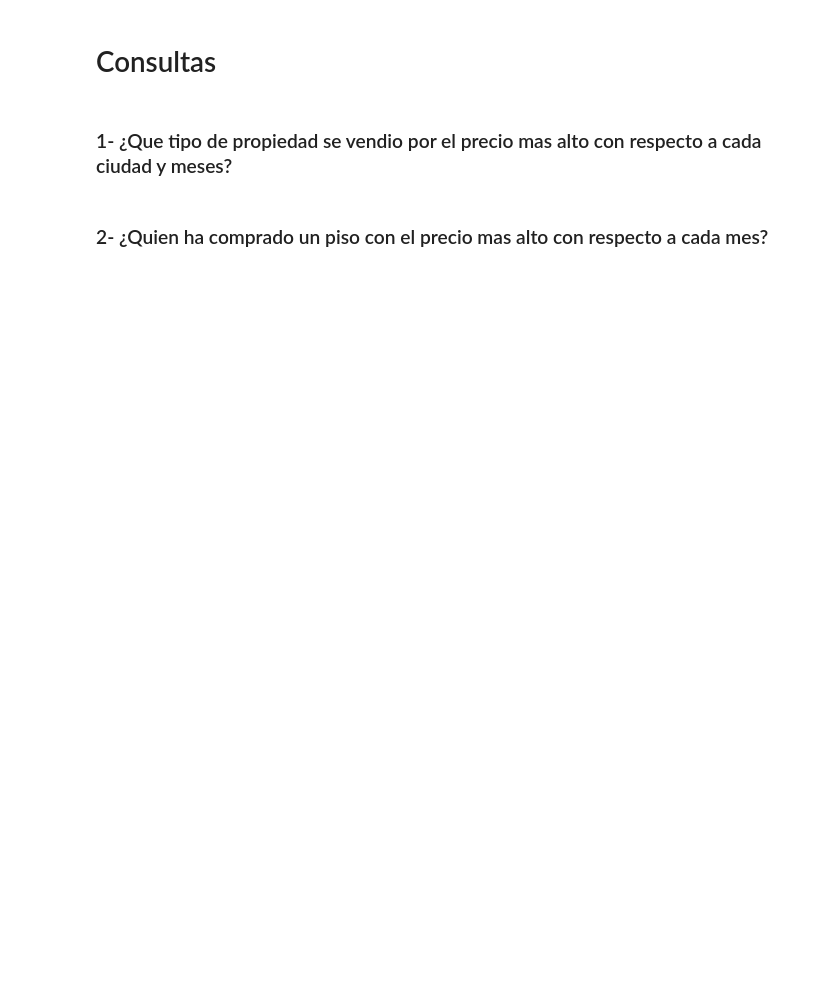
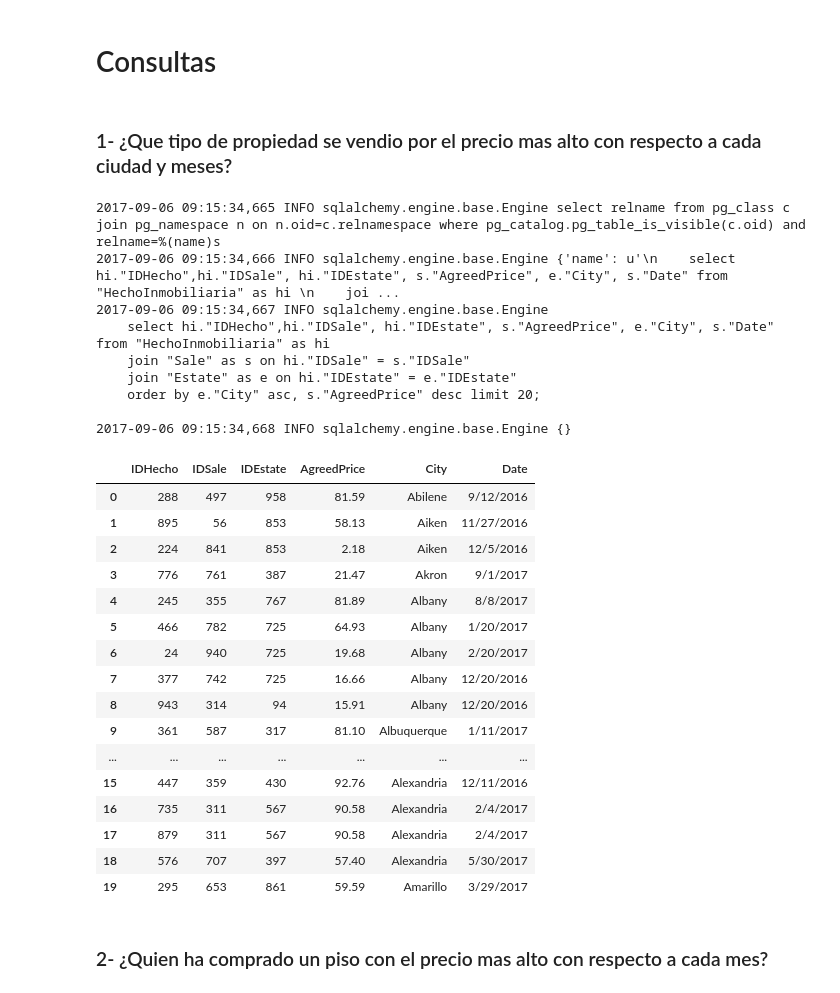
Before and after one commit to nicocarp/DSS, a Jupyter notebook: tp3/TP3-Ejercicio_2_insert_ok.ipynb, the cells around one changed output. Saved outputs shown, nothing was run; the diff lists cells and outputs as text; code cells hidden in the pictures; blank space fills up the shorter version.

```diff
--- a/tp3/TP3-Ejercicio_2_insert_ok.ipynb
+++ b/tp3/TP3-Ejercicio_2_insert_ok.ipynb
@@ -172,5 +172,45 @@ df_hecho_inmobiliaria.to_sql("HechoInmobiliaria", con=engine, if_exists='replace
 # Consultas
 # %% [markdown]
 ### 1- ¿Que tipo de propiedad se vendio por el precio mas alto con respecto a cada ciudad y meses?
+# %%
+def get_propiedad_precio_ciudad_mes():
+
+    string_sql = """
+    select hi."IDHecho",hi."IDSale", hi."IDEstate", s."AgreedPrice", e."City", s."Date" from "HechoInmobiliaria" as hi
+    join "Sale" as s on hi."IDSale" = s."IDSale"
+    join "Estate" as e on hi."IDEstate" = e."IDEstate"
+    order by e."City" asc, s."AgreedPrice" desc limit 20;
+    """
+    resultado  = pd.read_sql(string_sql, engine)
+    return resultado
+
+get_propiedad_precio_ciudad_mes()
+# %% [output]
+2017-09-06 09:15:34,665 INFO sqlalchemy.engine.base.Engine select relname from pg_class c join pg_namespace n on n.oid=c.relnamespace where pg_catalog.pg_table_is_visible(c.oid) and relname=%(name)s
+2017-09-06 09:15:34,666 INFO sqlalchemy.engine.base.Engine {'name': u'\n    select hi."IDHecho",hi."IDSale", hi."IDEstate", s."AgreedPrice", e."City", s."Date" from "HechoInmobiliaria" as hi \n    joi ...
+2017-09-06 09:15:34,667 INFO sqlalchemy.engine.base.Engine
+    select hi."IDHecho",hi."IDSale", hi."IDEstate", s."AgreedPrice", e."City", s."Date" from "HechoInmobiliaria" as hi
+    join "Sale" as s on hi."IDSale" = s."IDSale"
+    join "Estate" as e on hi."IDEstate" = e."IDEstate"
+    order by e."City" asc, s."AgreedPrice" desc limit 20;
+
+2017-09-06 09:15:34,668 INFO sqlalchemy.engine.base.Engine {}
+|  | IDHecho | IDSale | IDEstate | AgreedPrice | City | Date |
+| 0 | 288 | 497 | 958 | 81.59 | Abilene | 9/12/2016 |
+| 1 | 895 | 56 | 853 | 58.13 | Aiken | 11/27/2016 |
+| 2 | 224 | 841 | 853 | 2.18 | Aiken | 12/5/2016 |
+| 3 | 776 | 761 | 387 | 21.47 | Akron | 9/1/2017 |
+| 4 | 245 | 355 | 767 | 81.89 | Albany | 8/8/2017 |
+| 5 | 466 | 782 | 725 | 64.93 | Albany | 1/20/2017 |
+| 6 | 24 | 940 | 725 | 19.68 | Albany | 2/20/2017 |
+| 7 | 377 | 742 | 725 | 16.66 | Albany | 12/20/2016 |
+| 8 | 943 | 314 | 94 | 15.91 | Albany | 12/20/2016 |
+| 9 | 361 | 587 | 317 | 81.10 | Albuquerque | 1/11/2017 |
+| ... | ... | ... | ... | ... | ... | ... |
+| 15 | 447 | 359 | 430 | 92.76 | Alexandria | 12/11/2016 |
+| 16 | 735 | 311 | 567 | 90.58 | Alexandria | 2/4/2017 |
+| 17 | 879 | 311 | 567 | 90.58 | Alexandria | 2/4/2017 |
+| 18 | 576 | 707 | 397 | 57.40 | Alexandria | 5/30/2017 |
+| 19 | 295 | 653 | 861 | 59.59 | Amarillo | 3/29/2017 |
 # %% [markdown]
 ### 2- ¿Quien ha comprado un piso con el precio mas alto con respecto a cada mes?
```
Also changed, not shown: parts of 5 cells of this notebook, 1 other file.
